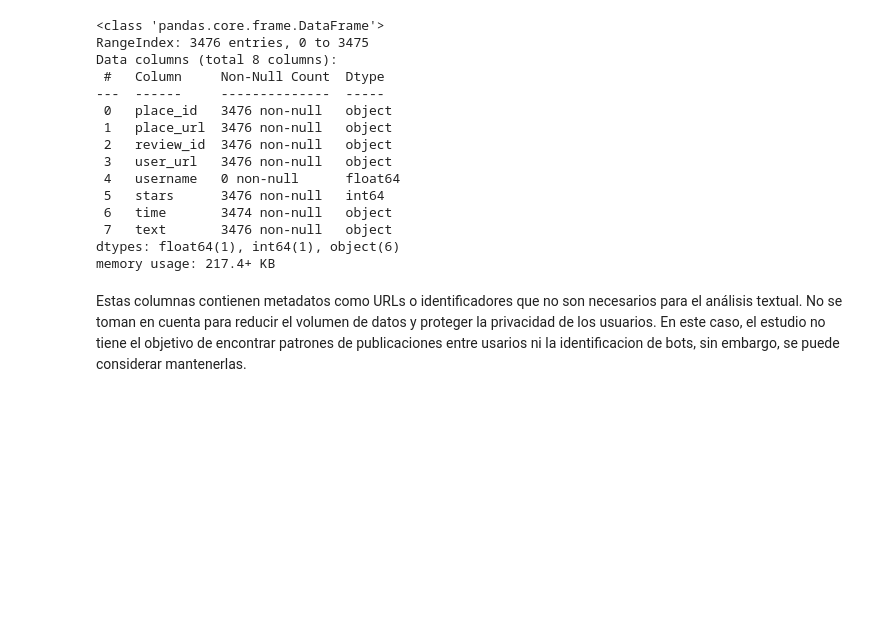
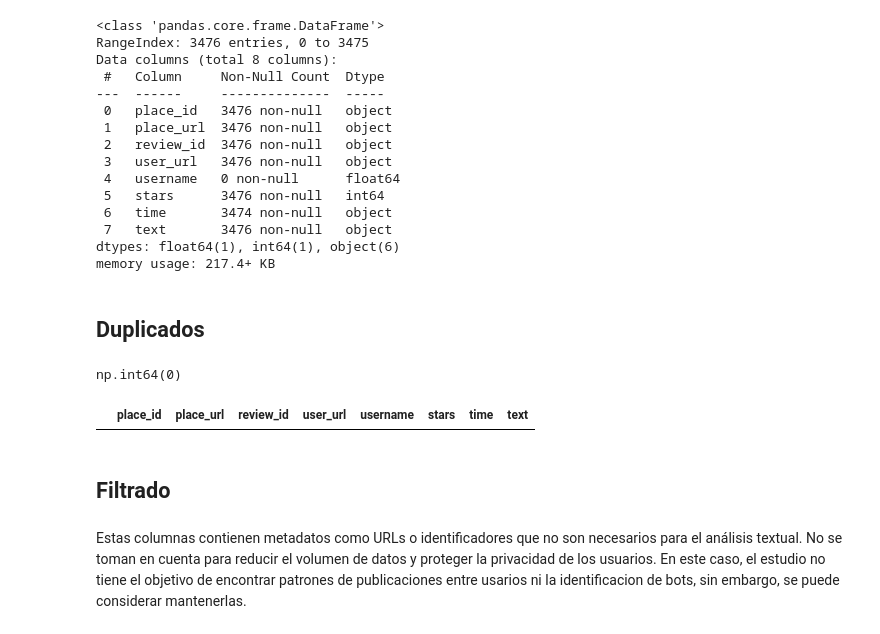
Before and after one commit to TheDeloz-v2/scrape-to-shape, a Jupyter notebook: notebooks/EDA.ipynb, the cells around one changed output. Cells and saved outputs as stored; diff of their text form; code cells hidden in the pictures; blank space fills up the shorter version.

```diff
--- a/notebooks/EDA.ipynb
+++ b/notebooks/EDA.ipynb
@@ -43,3 +52,13 @@ Data columns (total 8 columns):
  7   text       3476 non-null   object
 dtypes: float64(1), int64(1), object(6)
 memory usage: 217.4+ KB
+# %% [markdown]
+## Duplicados
+# %%
+df.duplicated().sum()
+# %% [output]
+np.int64(0)
+# %%
+df[df.duplicated(keep=False)].sort_values(by=list(df.columns))
+# %% [output]
+|  | place_id | place_url | review_id | user_url | username | stars | time | text |
@@ -46,3 +67,5 @@ memory usage: 217.4+ KB
+# %% [markdown]
+## Filtrado
 # %%
 df.drop(columns=["place_url", "user_url", "username", "review_id"], inplace=True)
 # %% [markdown]
```
Also changed, not shown: parts of 7 cells of this notebook, 2 other files.
